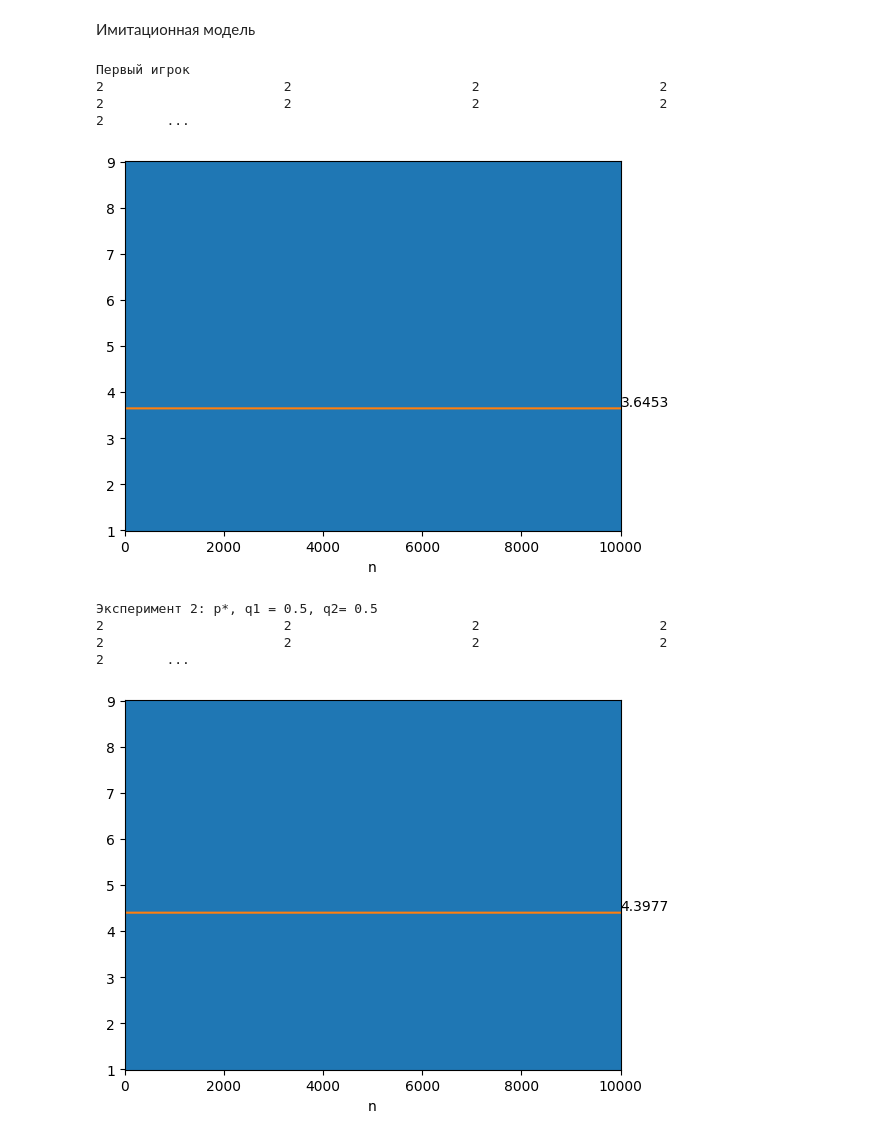
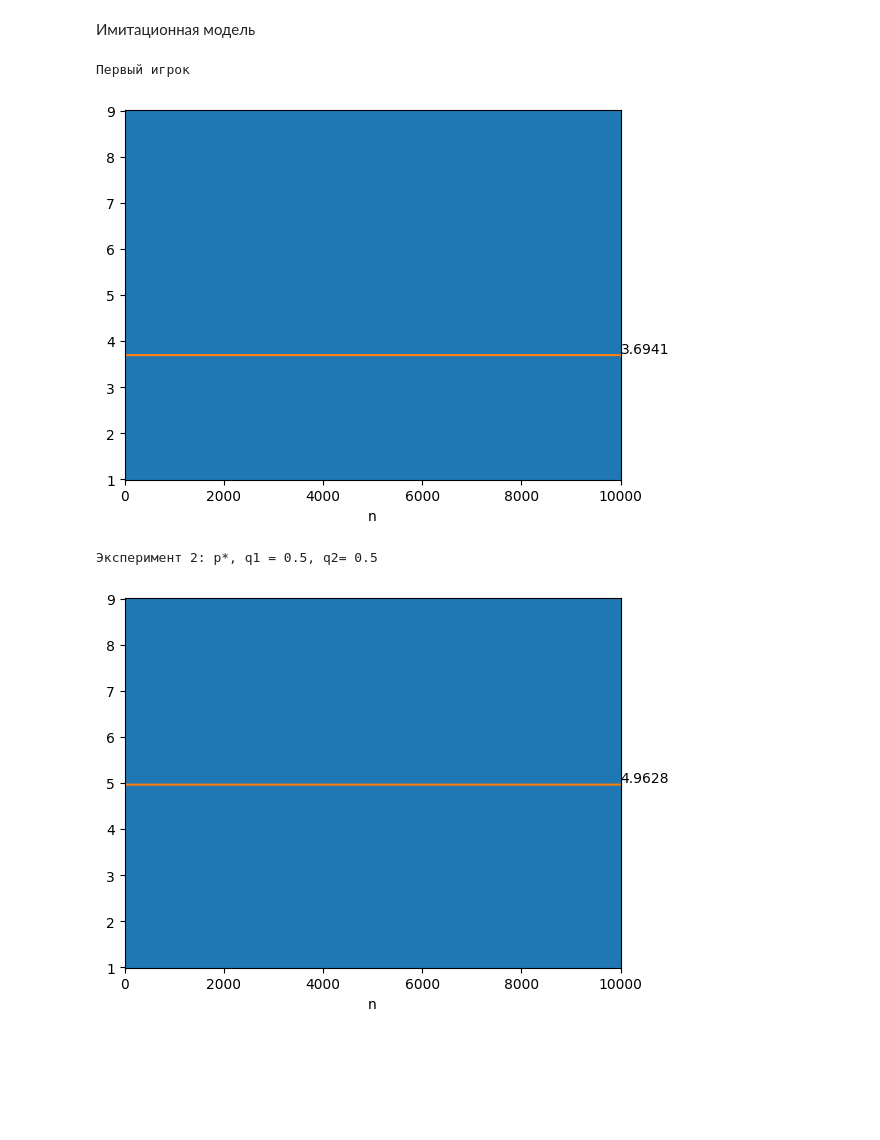
Before and after one commit to IrmA-ErroR/Serov_8, a Jupyter notebook: Serov_8_2.ipynb, the cells around one changed output. Drawn from its saved outputs; the diff is of its cells as text; code cells hidden in the pictures; blank space fills up the shorter version.

```diff
--- a/Serov_8_2.ipynb
+++ b/Serov_8_2.ipynb
@@ -192,7 +192,6 @@ plt.show()
 Имитационная модель
 # %%
 def model(p, q, a, cnt, summ):
-    #print(f'{cnt}', end='\t\t\t')
     pStrat = random.uniform(0, 1)
     qStrat = random.uniform(0, 1)
     choiceP = 0
@@ -203,7 +202,6 @@ def model(p, q, a, cnt, summ):
     #else:
         #print('1', end='\t\t\t')
     if (qStrat > q[0]):
-        print('2', end='\t\t\t')
         choiceQ = 1
     #else:
         #print('1', end='\t\t\t')
@@ -223,36 +221,32 @@ def draw_model(q, p, a, cnt):
         y.append(res)
     figure, axes = plt.subplots()
     axes.set_xlim(xmin=0, xmax=cnt)
     axes.set_ylim(ymin=min(y) - 0.01, ymax=max(y) + 0.01)
     axes.grid(which='major', color='#CCCCCC', linestyle='--')
     axes.grid(which='minor', color='#CCCCCC', linestyle=':')
     v = summ / cnt
     v = [v for i in range(cnt)]
     plt.xlabel('n')
     plt.plot(x, y)
     plt.plot(x, v)
     plt.text(cnt, summ / cnt + 0.05, summ / cnt, zorder=0)
     # print(summ / cnt)
     return plt
 
 
 def imitation_model(p_res, q_res, df):
     cnt = 10000
     plot = draw_model(p_res, np.array([0.667, 0.333]), df, cnt)
     plot.show()
     print(f"Эксперимент 2: p*, q1 = 0.5, q2= 0.5")
-    plot = draw_model(p_res, np.array([0.5, 0.5]), df, cnt)
+    plot = draw_model(np.array([0.06, 0.94]), np.array([0.5, 0.5]), df, cnt)
     plot.show()
-
-
 
 
 print('Первый игрок')
 imitation_model(np.array([[2/ 5], [3 / 5]]), np.array([[1 / 3], [2 / 3]]), np.array(A))
 # %% [output]
 Первый игрок
-2                       2                       2                       2                       2                       2                       2                       2                       2        ...
 [figure]
 Эксперимент 2: p*, q1 = 0.5, q2= 0.5
-2                       2                       2                       2                       2                       2                       2                       2                       2        ...
-[figure, old version]
+[figure, new version]
```
Also changed, not shown: parts of 5 cells of this notebook.
